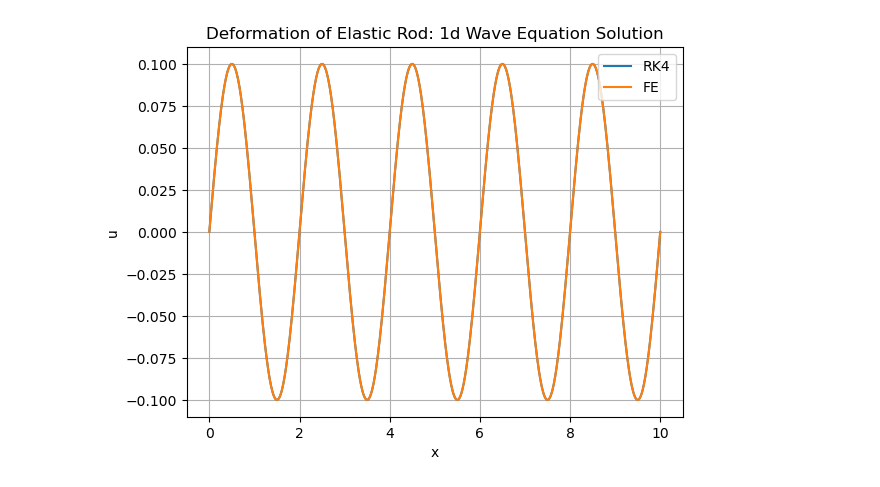
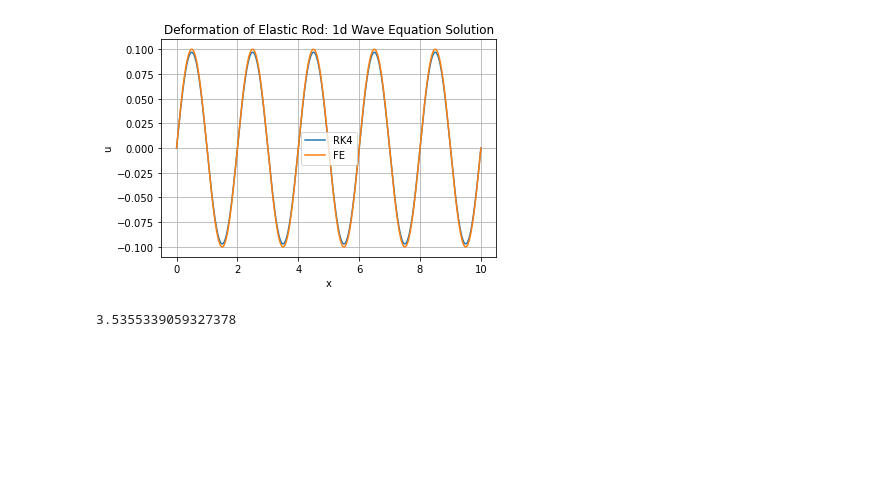
Before and after one commit to shyamthyagarajan/AE370Project2, a Jupyter notebook: Final_Project.ipynb, the cells around one changed output. Cells and saved outputs as stored; diff of their text form; code cells hidden in the pictures; blank space fills up the shorter version.

```diff
--- a/Final_Project.ipynb
+++ b/Final_Project.ipynb
@@ -20,9 +20,9 @@ def get_displacement(L, dx, scale_param):
     u[1:-1] = np.sin(np.pi * x[1:-1] / L) * 0.1  # reduce the amplitude of the initial displacement
     return u, x
 
-def f_true(u, t, dx):
+def d2udx2(u, t, dx):
     """
-    Returns the f_true function which is the 2nd derivative w.r.t. x using the central difference method
+    Returns the 2nd derivative w.r.t. x using the central difference method
     """
     d2u_dx2 = np.zeros_like(u)
     for i in range(1, len(d2u_dx2) - 1):
@@ -33,50 +33,63 @@ def RK4(u, t, dx, dt):
     """
     Returns the u matrix at the next time step via the RK4 method
     """
-    k1 = dt * f_true(u, t, dx)
-    k2 = dt * f_true(u + k1/2, t + dt/2, dx)
-    k3 = dt * f_true(u + k2/2, t + dt/2, dx)
-    k4 = dt * f_true(u + k3, t + dt, dx)
+    k1 = dt * d2udx2(u, t, dx)
+    k2 = dt * d2udx2(u + k1/2, t + dt/2, dx)
+    k3 = dt * d2udx2(u + k2/2, t + dt/2, dx)
+    k4 = dt * d2udx2(u + k3, t + dt, dx)
     return u + 1/6 * (k1 + 2*k2 + 2*k3 + k4)
+
+def u_e(x, t):
+    """
+    Returns the exact solution for the displacement of the rod
+    """
+    return np.sin(np.pi * x / L) * 0.1 * np.cos(c * t)
+
 
 def forward_euler(u, t, dx, dt):
     """
     Returns the u matrix at the next time step via the Forward Euler method
     """
-    return u + dt * f_true(u, t, dx)
+    return u + dt * u_e(dx, t)
 
 
 def get_final_u(u_init, dx, dt, t, method):
     """
     Returns the final u matrix after the final time step in the simulation using the specified method
     """
     if method == 'RK4':
         update_fn = RK4
+        for i in range(int(t / dt)):
+            u = RK4(u_init, i * dt, dx, dt)
     elif method == 'Forward Euler':
         update_fn = forward_euler
+        for i in range(int(t / dt)):
+            u = forward_euler(u_init, i * dt, dx, dt)
     else:
         raise ValueError("Invalid method selected. Choose either 'RK4' or 'Forward Euler'")
 
-    for i in range(int(t / dt)):
-        u = forward_euler(u_init, i * dt, dx, dt)
-    return u_init
+    return u
 
 
 dx = 0.01
 dt = 0.00025
 sim_T = 0.01
 
 u_initial, x_final = get_displacement(L, dx, scale_param = 10)
 u_final_RK4 = get_final_u(u_initial, dx, dt, sim_T, method='RK4')
 u_final_FE = get_final_u(u_initial, dx, dt, sim_T, method='Forward Euler')
 
 plt.plot(x_final, u_final_RK4, label='RK4')
 plt.plot(x_final, u_final_FE, label='FE')
 plt.xlabel('x')
 plt.ylabel('u')
 plt.title('Deformation of Elastic Rod: 1d Wave Equation Solution')
 plt.legend()
 plt.grid()
 plt.show()
 # %% [output]
-[figure, old version]
+[figure, new version]
+# %%
+print(c)
+# %% [output]
+3.5355339059327378
```
Also changed, not shown: 1 other file.
